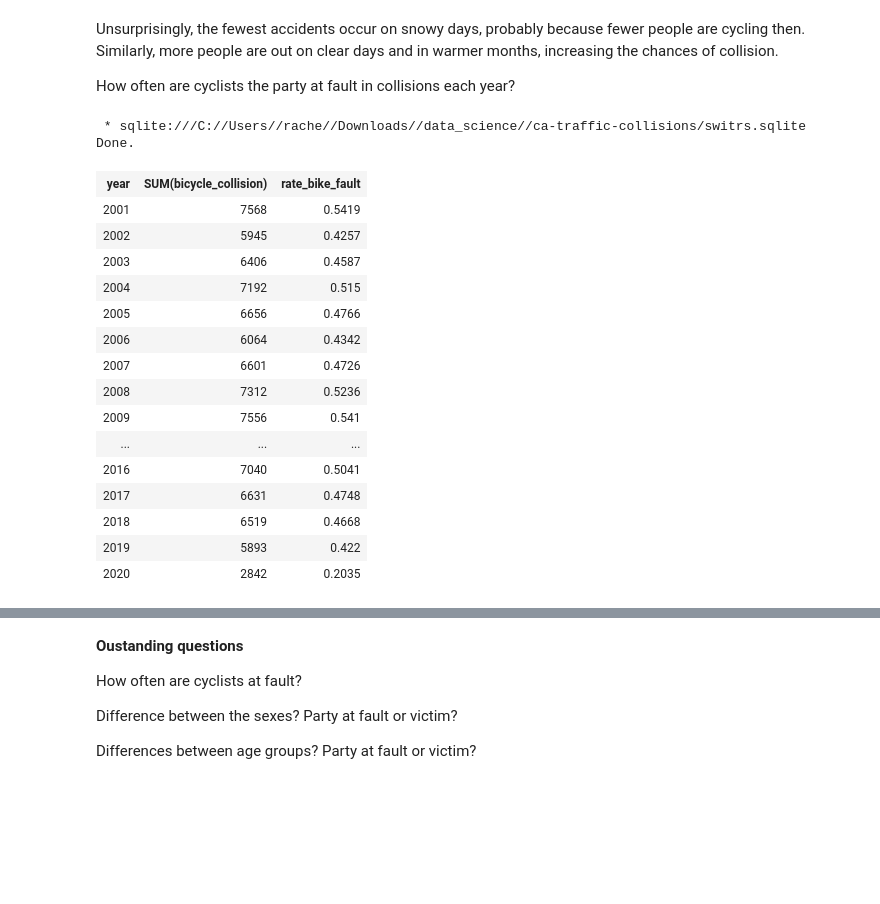
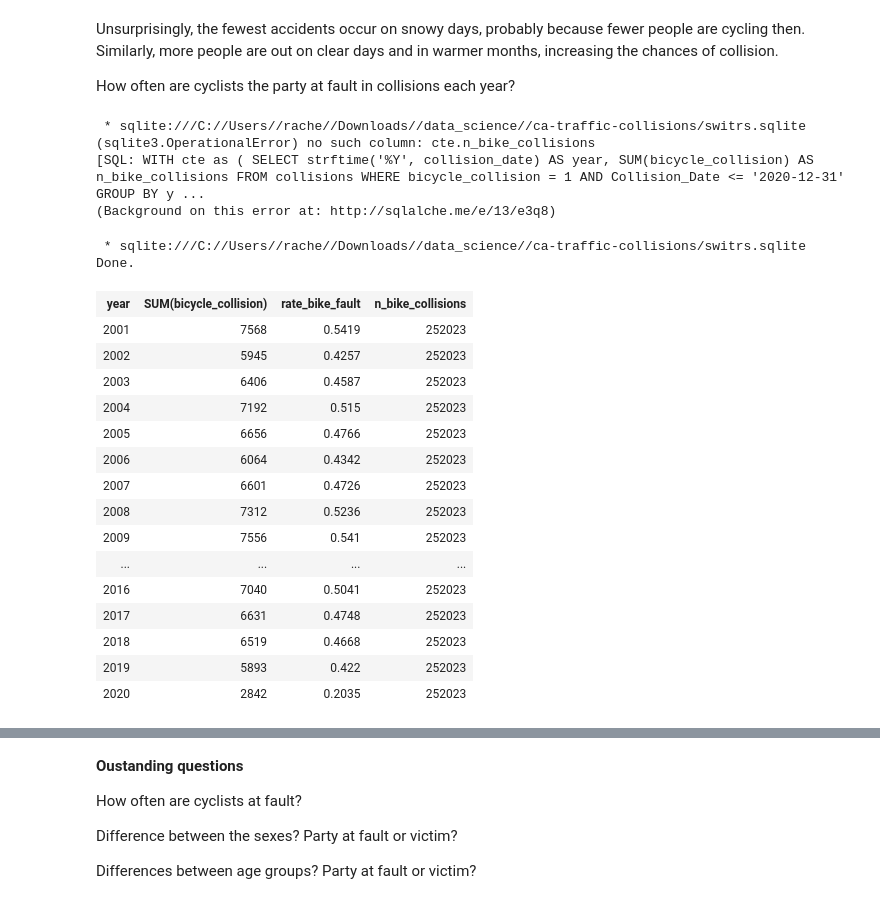
Before and after one commit to nomdeplume4reb/ca-traffic-collisions, a Jupyter notebook: cycling.ipynb, the cells around one changed output, grey strips where cells are left out. Cells and saved outputs as stored; diff of their text form; code cells hidden in the pictures; blank space fills up the shorter version.

Commit message:
at fault

```diff
--- a/cycling.ipynb
+++ b/cycling.ipynb
@@ -232,33 +232,65 @@ Done.
 Unsurprisingly, the fewest accidents occur on snowy days, probably because fewer people are cycling then. Similarly, more people are out on clear days and in warmer months, increasing the chances of collision.
 
 How often are cyclists the party at fault in collisions each year?
+# %%
+#ctes
+
+%sql WITH cte as ( \
+    SELECT strftime('%Y', collision_date) AS year, \
+    SUM(bicycle_collision) AS n_bike_collisions \
+    FROM collisions \
+    WHERE bicycle_collision = 1 AND Collision_Date <= '2020-12-31' \
+    GROUP BY year) \
+SELECT strftime('%Y', collision_date) AS year, \
+    SUM(bicycle_collision), \
+    ROUND(SUM(bicycle_collision) * 1.0 / 13966, 4) AS rate_bike_fault, \
+    AVG(cte.n_bike_collisions) \
+FROM collisions \
+INNER JOIN parties \
+ON collisions.case_id = parties.case_id \
+WHERE at_fault = 1 and \
+    statewide_vehicle_type = 'bicycle' and \
+    bicycle_collision = 1 AND \
+    Collision_Date <= '2020-12-31'\
+GROUP BY year;
+# %% [output]
+ * sqlite:///C://Users//rache//Downloads//data_science//ca-traffic-collisions/switrs.sqlite
+(sqlite3.OperationalError) no such column: cte.n_bike_collisions
+[SQL: WITH cte as ( SELECT strftime('%Y', collision_date) AS year, SUM(bicycle_collision) AS n_bike_collisions FROM collisions WHERE bicycle_collision = 1 AND Collision_Date <= '2020-12-31' GROUP BY y ...
+(Background on this error at: http://sqlalche.me/e/13/e3q8)
 # %%
-%sql SELECT strftime('%Y', collision_date) AS year, SUM(bicycle_collision), \
-ROUND(SUM(bicycle_collision) * 1.0 / 13966, 4) AS rate_bike_fault \
+#subquery in select
+
+%sql SELECT strftime('%Y', collision_date) AS year, \
+    SUM(bicycle_collision), \
+    ROUND(SUM(bicycle_collision) * 1.0 / 13966, 4) AS rate_bike_fault, \
+    (SELECT SUM(bicycle_collision) AS n_bike_collisions \
+    FROM collisions \
+    WHERE bicycle_collision = 1 AND Collision_Date <= '2020-12-31') as n_bike_collisions \
 FROM collisions \
 INNER JOIN parties \
 ON collisions.case_id = parties.case_id \
 WHERE at_fault = 1 and \
     statewide_vehicle_type = 'bicycle' and \
     bicycle_collision = 1 AND \
     Collision_Date <= '2020-12-31'\
 GROUP BY year;
 # %% [output]
  * sqlite:///C://Users//rache//Downloads//data_science//ca-traffic-collisions/switrs.sqlite
 Done.
-| year | SUM(bicycle_collision) | rate_bike_fault |
-| 2001 | 7568 | 0.5419 |
-| 2002 | 5945 | 0.4257 |
-| 2003 | 6406 | 0.4587 |
-| 2004 | 7192 | 0.515 |
-| 2005 | 6656 | 0.4766 |
-| 2006 | 6064 | 0.4342 |
-| 2007 | 6601 | 0.4726 |
-| 2008 | 7312 | 0.5236 |
-| 2009 | 7556 | 0.541 |
-| ... | ... | ... |
-| 2016 | 7040 | 0.5041 |
-| 2017 | 6631 | 0.4748 |
-| 2018 | 6519 | 0.4668 |
-| 2019 | 5893 | 0.422 |
-| 2020 | 2842 | 0.2035 |
+| year | SUM(bicycle_collision) | rate_bike_fault | n_bike_collisions |
+| 2001 | 7568 | 0.5419 | 252023 |
+| 2002 | 5945 | 0.4257 | 252023 |
+| 2003 | 6406 | 0.4587 | 252023 |
+| 2004 | 7192 | 0.515 | 252023 |
+| 2005 | 6656 | 0.4766 | 252023 |
+| 2006 | 6064 | 0.4342 | 252023 |
+| 2007 | 6601 | 0.4726 | 252023 |
+| 2008 | 7312 | 0.5236 | 252023 |
+| 2009 | 7556 | 0.541 | 252023 |
+| ... | ... | ... | ... |
+| 2016 | 7040 | 0.5041 | 252023 |
+| 2017 | 6631 | 0.4748 | 252023 |
+| 2018 | 6519 | 0.4668 | 252023 |
+| 2019 | 5893 | 0.422 | 252023 |
+| 2020 | 2842 | 0.2035 | 252023 |
```
Also changed, not shown: parts of 3 cells of this notebook.
